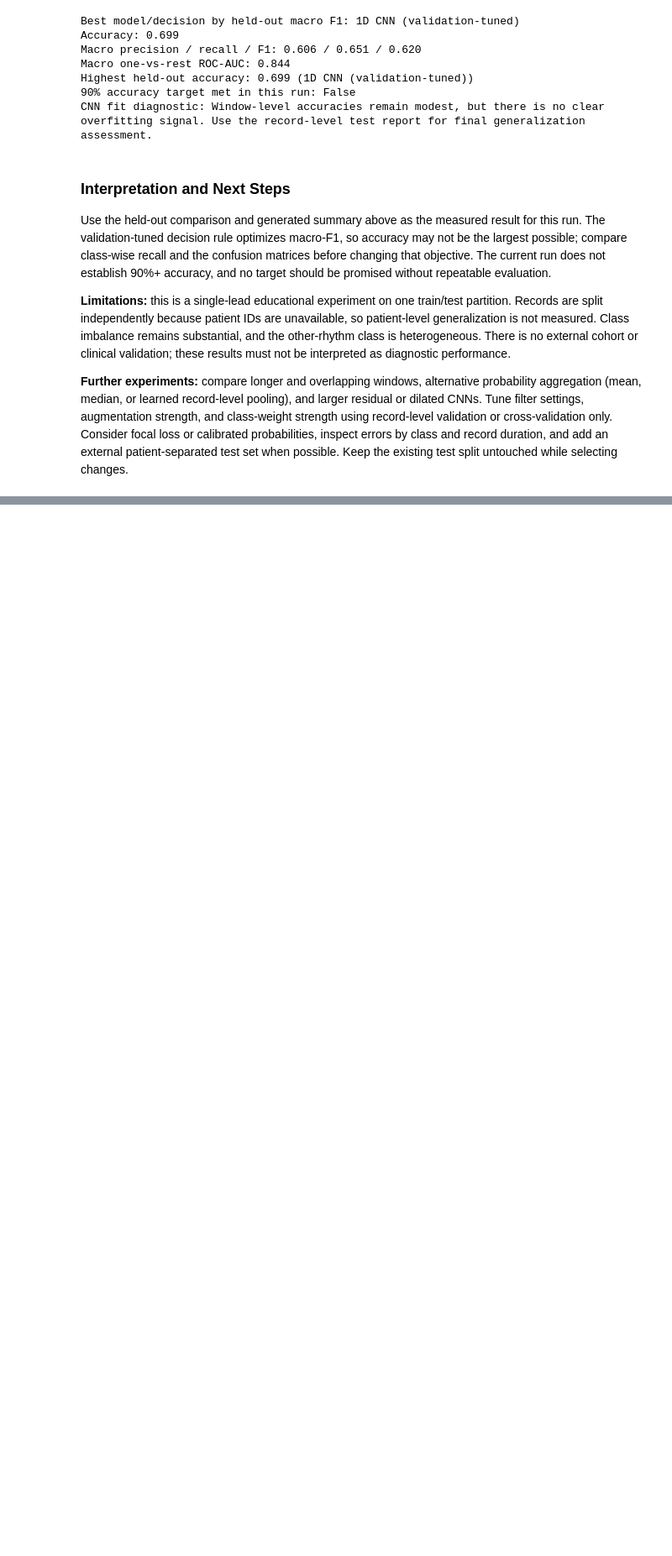
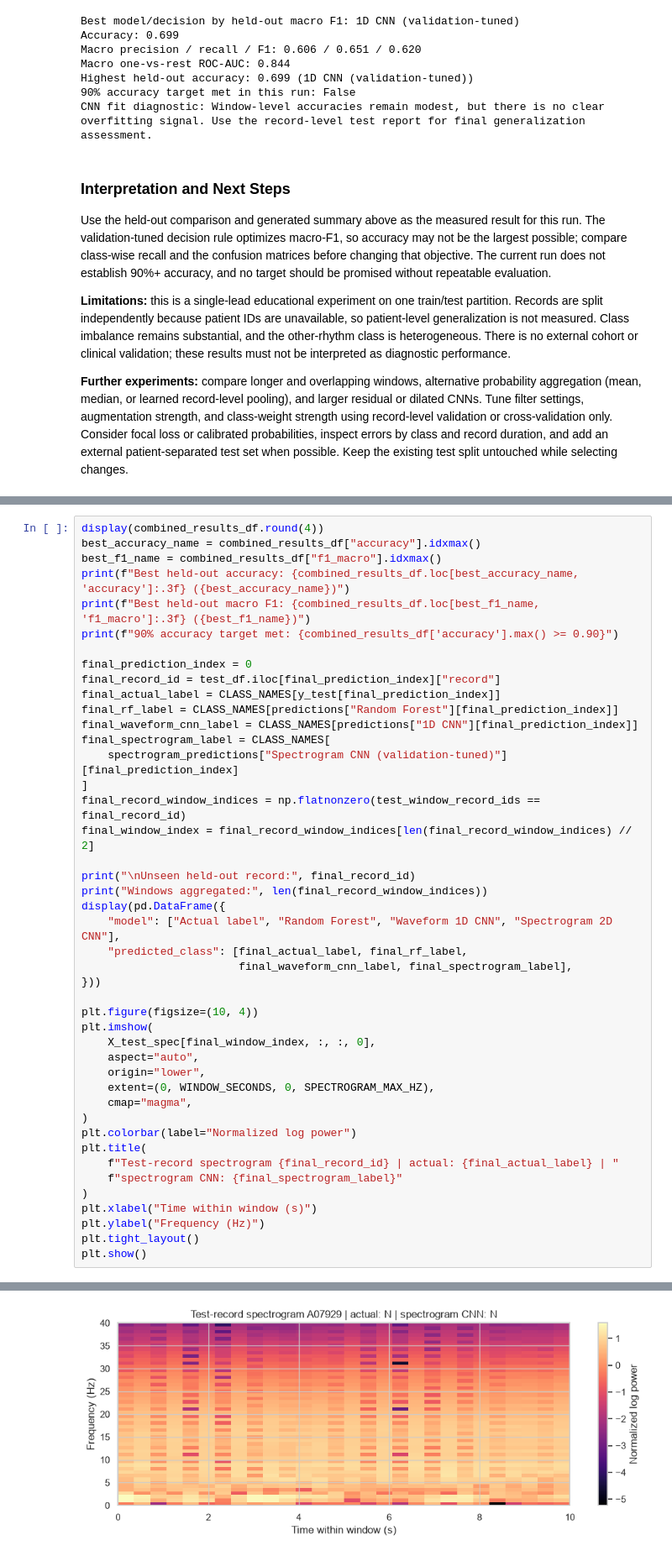
Before and after one commit to TSK06/ecg_ai, a Jupyter notebook: notebook/ECG_Rhythm_classification.ipynb, the cells around one changed output, grey strips where cells are left out. Shown at 84% size. Drawn from its saved outputs; the diff is of its cells as text; blank space fills up the shorter version.

```diff
--- a/notebook/ECG_Rhythm_classification.ipynb
+++ b/notebook/ECG_Rhythm_classification.ipynb
@@ -729,0 +1003,45 @@ Use the held-out comparison and generated summary above as the measured result f
+# %%
+display(combined_results_df.round(4))
+best_accuracy_name = combined_results_df["accuracy"].idxmax()
+best_f1_name = combined_results_df["f1_macro"].idxmax()
+print(f"Best held-out accuracy: {combined_results_df.loc[best_accuracy_name, 'accuracy']:.3f} ({best_accuracy_name})")
+print(f"Best held-out macro F1: {combined_results_df.loc[best_f1_name, 'f1_macro']:.3f} ({best_f1_name})")
+print(f"90% accuracy target met: {combined_results_df['accuracy'].max() >= 0.90}")
+
+final_prediction_index = 0
+final_record_id = test_df.iloc[final_prediction_index]["record"]
+final_actual_label = CLASS_NAMES[y_test[final_prediction_index]]
+final_rf_label = CLASS_NAMES[predictions["Random Forest"][final_prediction_index]]
+final_waveform_cnn_label = CLASS_NAMES[predictions["1D CNN"][final_prediction_index]]
+final_spectrogram_label = CLASS_NAMES[
+    spectrogram_predictions["Spectrogram CNN (validation-tuned)"][final_prediction_index]
+]
+final_record_window_indices = np.flatnonzero(test_window_record_ids == final_record_id)
+final_window_index = final_record_window_indices[len(final_record_window_indices) // 2]
+
+print("\nUnseen held-out record:", final_record_id)
+print("Windows aggregated:", len(final_record_window_indices))
+display(pd.DataFrame({
+    "model": ["Actual label", "Random Forest", "Waveform 1D CNN", "Spectrogram 2D CNN"],
+    "predicted_class": [final_actual_label, final_rf_label,
+                        final_waveform_cnn_label, final_spectrogram_label],
+}))
+
+plt.figure(figsize=(10, 4))
+plt.imshow(
+    X_test_spec[final_window_index, :, :, 0],
+    aspect="auto",
+    origin="lower",
+    extent=(0, WINDOW_SECONDS, 0, SPECTROGRAM_MAX_HZ),
+    cmap="magma",
+)
+plt.colorbar(label="Normalized log power")
+plt.title(
+    f"Test-record spectrogram {final_record_id} | actual: {final_actual_label} | "
+    f"spectrogram CNN: {final_spectrogram_label}"
+)
+plt.xlabel("Time within window (s)")
+plt.ylabel("Frequency (Hz)")
+plt.tight_layout()
+plt.show()
+# %% [output]
@@ -729,0 +1064 @@ Use the held-out comparison and generated summary above as the measured result f
+[figure, added]
```
Also changed, not shown: parts of 11 cells of this notebook.
